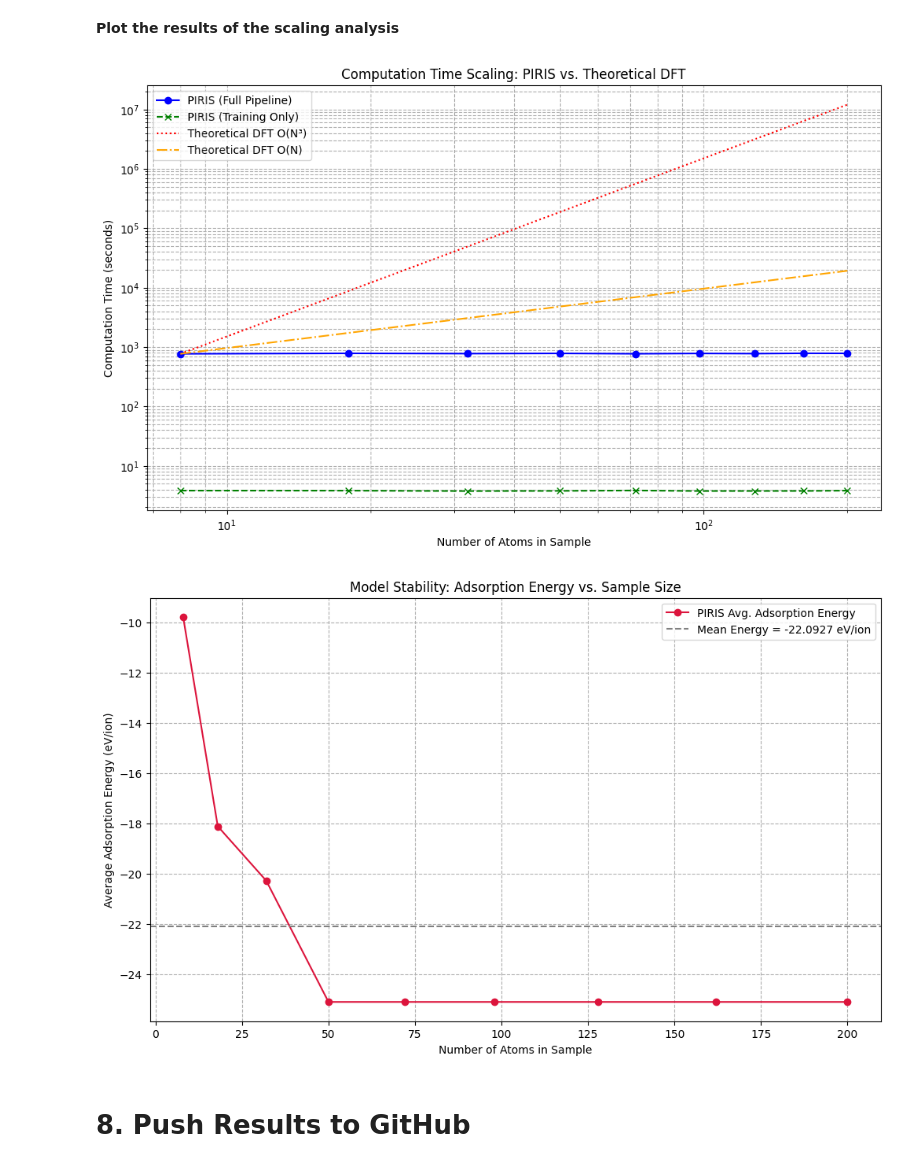
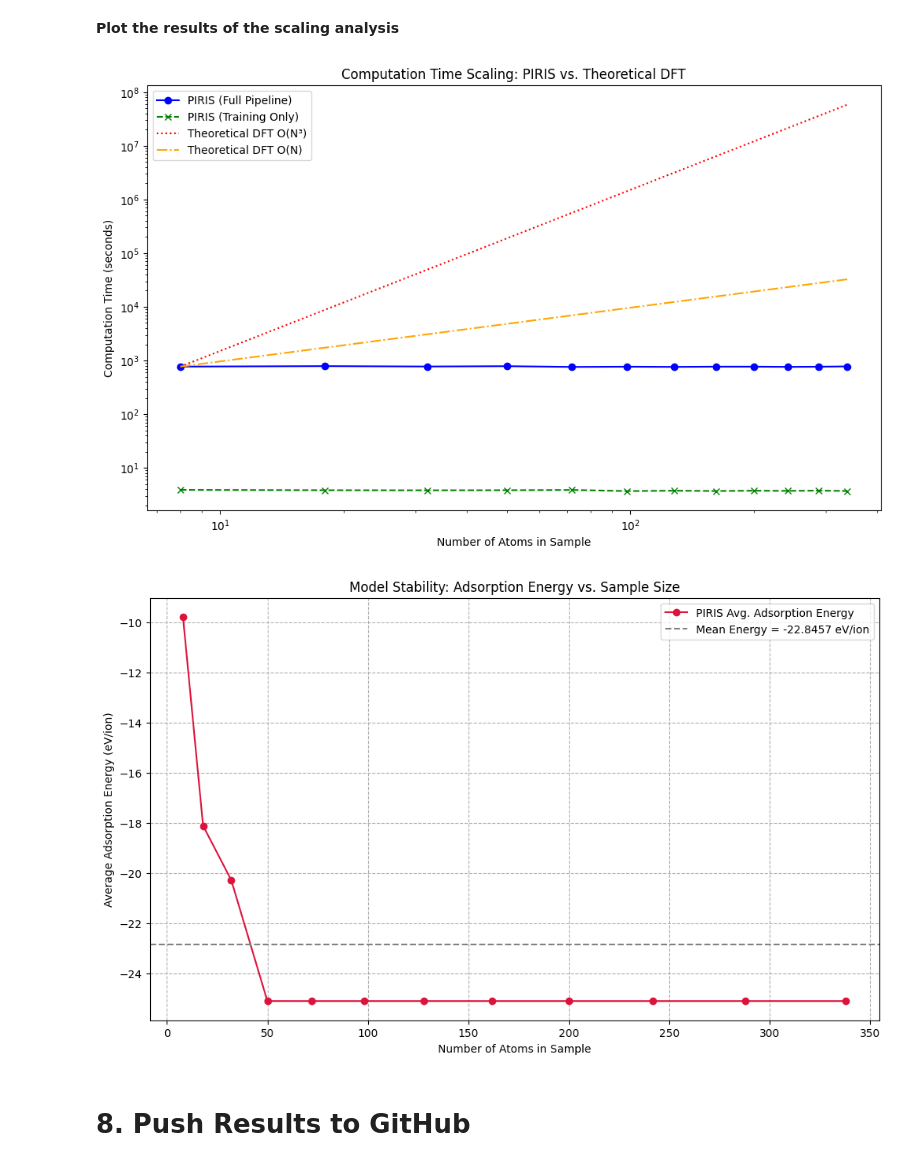
Before and after one commit to juansebastiangit/Inteligencia_artificial, a Jupyter notebook: PIRIS_PIPELINE/PIRIS.ipynb, the cells around one changed output. Drawn from its saved outputs; the diff is of its cells as text; code cells hidden in the pictures.

Commit message:
V 3.0.4 | Small presentation changes to the DFT Time comparison plots

```diff
--- a/PIRIS_PIPELINE/PIRIS.ipynb
+++ b/PIRIS_PIPELINE/PIRIS.ipynb
@@ -1621,20 +1514,20 @@ def muestra_ZnO_nanotubo(longitud_enlace, longitud_objetivo, diametro_objetivo):
 
     return num_atoms, positions, elements, sample_atoms, sample_elements, geometria
 # %%
-# Execute the full pipeline for Sample 3 and time it
-start_time = time.time()
-sample_name = "ZnO_nanotube"
+# # Execute the full pipeline for Sample 3 and time it
+# start_time = time.time()
+# sample_name = "ZnO_nanotube"
 
-num_atoms, positions, elements, sample_atoms, sample_elements, geometria = muestra_ZnO_nanotubo(a, longitud_objetivo, diametro_objetivo)
-puntos_por_eje = 50
-num_ni = 1
+# num_atoms, positions, elements, sample_atoms, sample_elements, geometria = muestra_ZnO_nanotubo(a, longitud_objetivo, diametro_objetivo)
+# puntos_por_eje = 50
+# num_ni = 1
 
-Studies, Trials = optimization(positions, geometria, puntos_por_eje, k, num_ni, num_trials, params, param_tensors, random_seed=41)
-best_study = optimization_results(Studies, Trials)
-ion_final, ion_final_, starting_pos, loss_history, gradN_3D = training_loop(best_study, epochs,  positions, sample_atoms, sample_elements,
-                                                                            params, param_tensors)
-_ = test_and_review(sample_atoms, sample_elements, ion_final, num_atoms, num_ni, starting_pos, loss_history, elements, positions, ion_final_, gradN_3D,
-                params, param_tensors)
+# Studies, Trials = optimization(positions, geometria, puntos_por_eje, k, num_ni, num_trials, params, param_tensors, random_seed=41)
+# best_study = optimization_results(Studies, Trials)
+# ion_final, ion_final_, starting_pos, loss_history, gradN_3D = training_loop(best_study, epochs,  positions, sample_atoms, sample_elements,
+#                                                                             params, param_tensors)
+# _ = test_and_review(sample_atoms, sample_elements, ion_final, num_atoms, num_ni, starting_pos, loss_history, elements, positions, ion_final_, gradN_3D,
+#                 params, param_tensors)
 
-end_time = time.time()
-exc_time = end_time - start_time
+# end_time = time.time()
+# exc_time = end_time - start_time
@@ -1771,7 +1608,7 @@ param_tensors = {
 # %%
 # Loop to run the simulation for increasing system sizes and record execution time
 
-size_steps = 11 # Maximum number of unit cells per dimension
+size_steps = 14 # Maximum number of unit cells per dimension
 num_samples_to_generate = 45 #aproximate amount of different sizes to test
 max_size = size_steps -1
 size_factors = np.logspace(np.log10(2), np.log10(max_size), num_samples_to_generate)
@@ -1870,36 +1707,36 @@ plt.xlabel("Number of Atoms in Sample")
 plt.ylabel("Computation Time (seconds)")
 plt.title("Computation Time Scaling: PIRIS vs. Theoretical DFT")
 plt.legend()
 plt.yscale('log') # Use a log scale for time to better visualize scaling differences
 plt.xscale('log') # Use a log scale for atoms as well
-plt.grid(True, which="both", ls="--")
+plt.grid(False)#, which="both", ls="--")
 
 plot_name = f'scaling_analysis_piris_vs_dft(time).pdf'
 filePath = os.path.join(output_dir, plot_name)
 plt.savefig(filePath, format='pdf', bbox_inches='tight', dpi=300)
 plt.show()
 
 # --- The Energy plot ---
 plt.figure(figsize=(12, 7))
 plt.plot(results_df['atoms'], results_df['avg_energy'], label='PIRIS Avg. Adsorption Energy', color='crimson', marker='o')
 
 # Add a horizontal line for the mean energy to show convergence
 mean_energy = results_df['avg_energy'].mean()
 plt.axhline(y=mean_energy, color='gray', linestyle='--', label=f'Mean Energy = {mean_energy:.4f} eV/ion')
 
 plt.xlabel("Number of Atoms in Sample")
 plt.ylabel("Average Adsorption Energy (eV/ion)")
 plt.title("Model Stability: Adsorption Energy vs. Sample Size")
 plt.legend()
 plt.grid(True, which="both", ls="--")
 
 plot_name = f'scaling_analysis_piris_vs_dft(energy).pdf'
 filePath = os.path.join(output_dir, plot_name)
 plt.savefig(filePath, format='pdf', bbox_inches='tight', dpi=300)
 plt.show()
 # %% [output]
-[figure, old version]
+[figure, new version]
-[figure, old version]
+[figure, new version]
 # %% [markdown]
 # 8. Push Results to GitHub
 # %%
```
Also changed, not shown: parts of 10 cells of this notebook.
